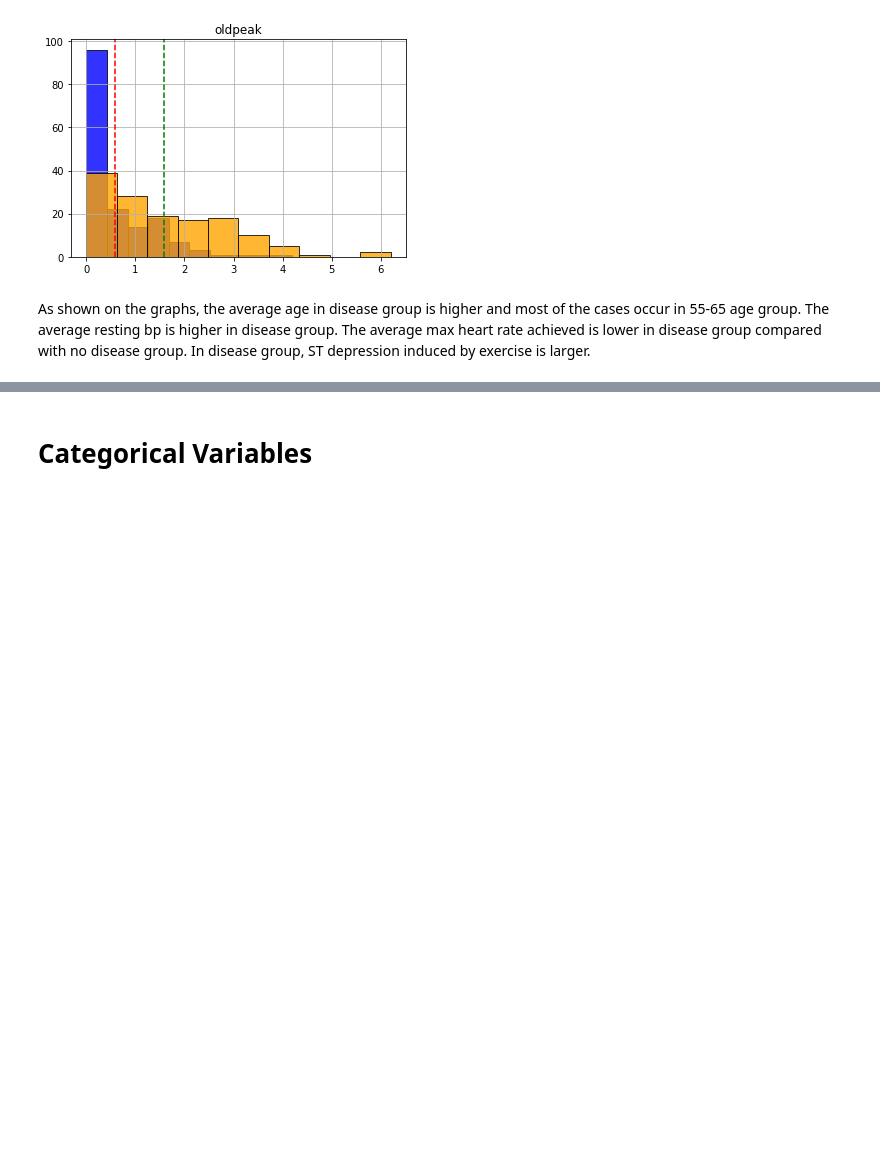
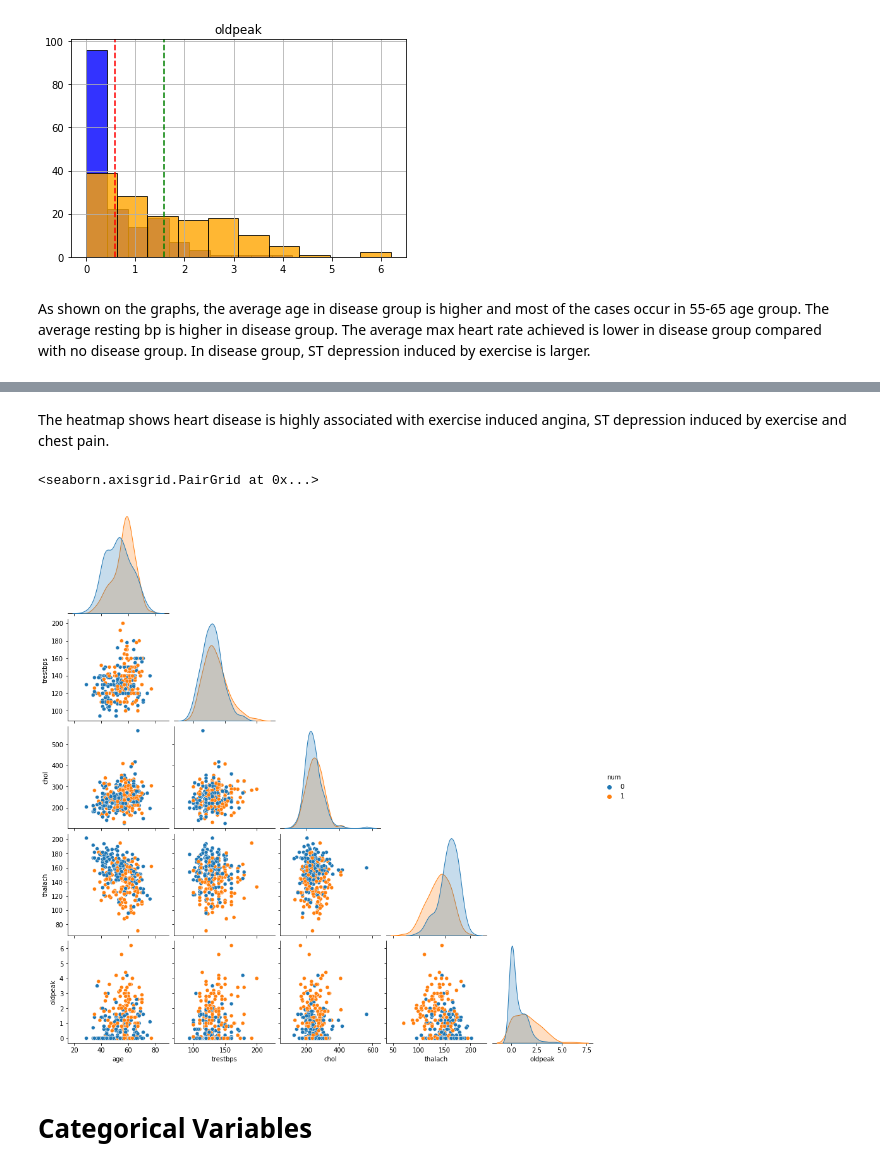
Before and after one commit to yzhang2021/Heart-Disease, a Jupyter notebook: heart_disease.ipynb, the cells around one changed output, grey strips where cells are left out. Saved outputs shown, nothing was run; the diff lists cells and outputs as text; code cells hidden in the pictures; blank space fills up the shorter version.

Commit message:
updating heart disease notebook

```diff
--- a/heart_disease.ipynb
+++ b/heart_disease.ipynb
@@ -129,3 +136,10 @@ As shown on the graphs, the average age in disease group is higher and most of t
+# %% [markdown]
+The heatmap shows heart disease is highly associated with exercise induced angina, ST depression induced by exercise and chest pain.
+# %%
+sns.pairplot(data=df[continuous_feature+['num']],hue='num',corner=True)
+# %% [output]
+<seaborn.axisgrid.PairGrid at 0x...>
+[figure, added]
 # %% [markdown]
 # Categorical Variables
 # %%
```
Also changed, not shown: parts of 34 cells of this notebook.
